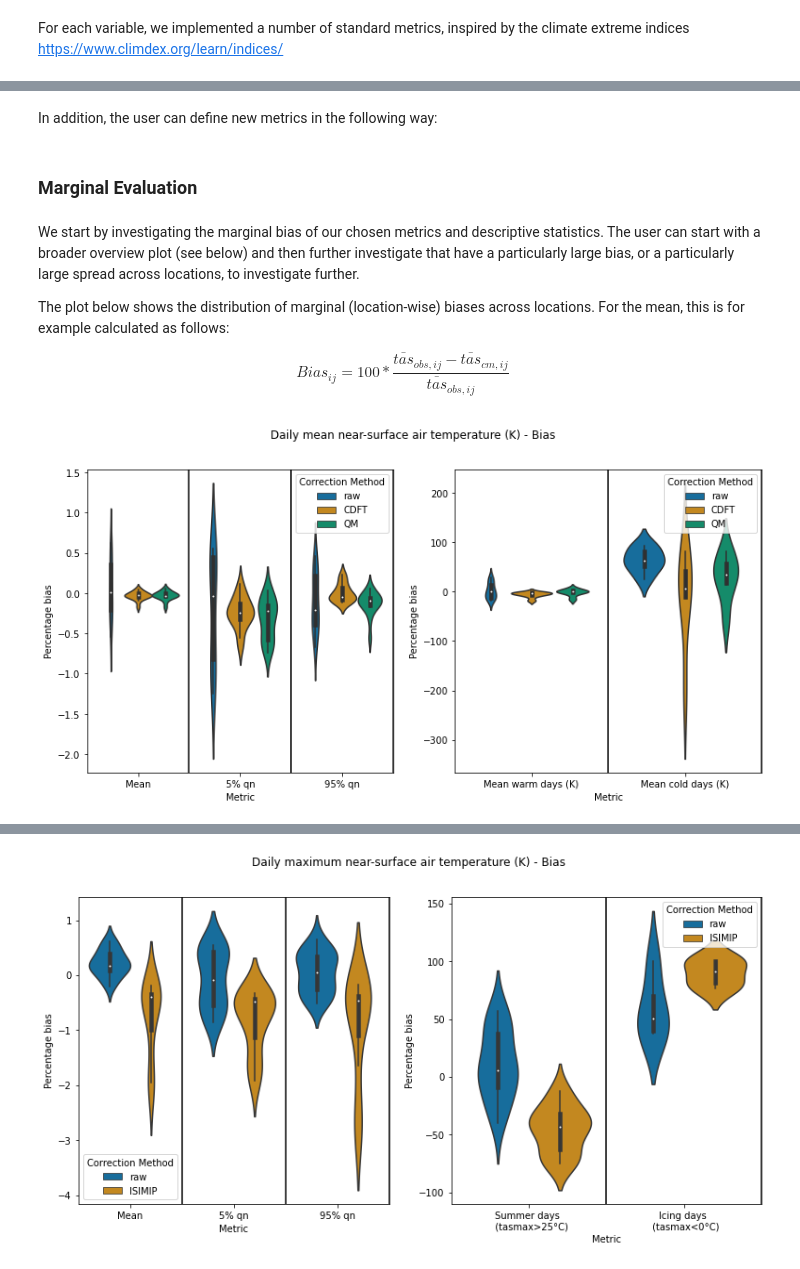
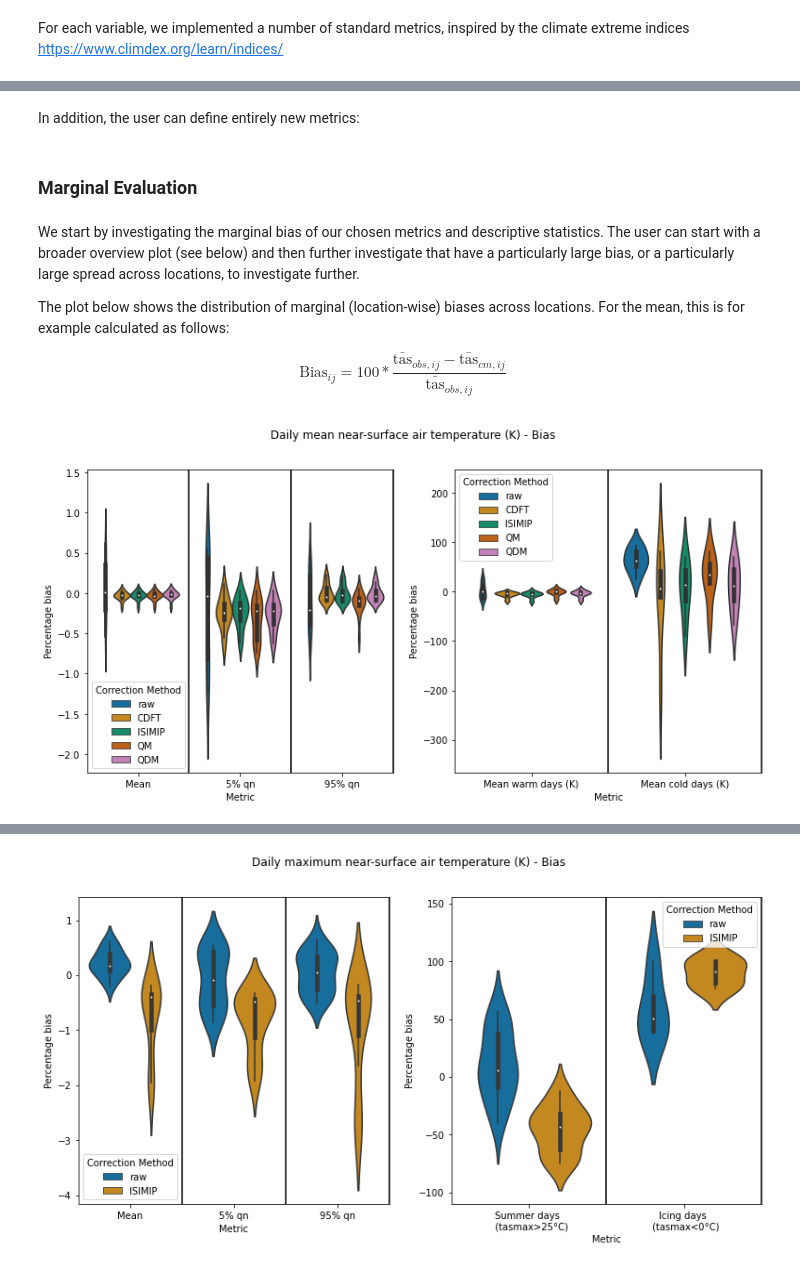
Before and after one commit to ecmwf-projects/ibicus, a Jupyter notebook: notebooks/evaluation_notebook_v5.ipynb, the cells around one changed output, grey strips where cells are left out. Saved outputs shown, nothing was run; the diff lists cells and outputs as text; code cells hidden in the pictures.

```diff
--- a/notebooks/evaluation_notebook_v5.ipynb
+++ b/notebooks/evaluation_notebook_v5.ipynb
@@ -186,5 +186,5 @@ pr_fut_debiased_CDFT = pr_debiaser_CDFT.apply(pr_obs, pr_cm_hist, pr_cm_future,
 **Quantile Delta Mapping**
 # %%
 tas_debiaser_QDM = QuantileDeltaMapping.from_variable(variable = "tas")
-tas_val_debiased_QDM = tas_debiaser_QDM.apply(tas_obs, tas_cm_hist, tas_cm_validate, time_obs = tas_time_obs, time_cm_hist = tas_time_cm_hist, time_cm_future = tas_time_cm_validate, verbosity='INFO')
-tas_fut_debiased_QDM = tas_debiaser_QDM.apply(tas_obs, tas_cm_hist, tas_cm_future, time_obs = tas_time_obs, time_cm_hist = tas_time_cm_hist, time_cm_future = tas_time_cm_future, verbosity='INFO')
+tas_val_debiased_QDM = tas_debiaser_QDM.apply(tas_obs, tas_cm_hist, tas_cm_validate, time_obs = tas_time_obs, time_cm_hist = tas_time_cm_hist, time_cm_future = tas_time_cm_validate, verbosity='ERRORS_ONLY', parallel=True)
+tas_fut_debiased_QDM = tas_debiaser_QDM.apply(tas_obs, tas_cm_hist, tas_cm_future, time_obs = tas_time_obs, time_cm_hist = tas_time_cm_hist, time_cm_future = tas_time_cm_future, verbosity='ERRORS_ONLY', parallel=True)
@@ -207,0 +197,8 @@ pr_fut_debiased_QM = pr_debiaser_QM.apply(pr_obs, pr_cm_hist, pr_cm_future, verb
+# %%
+tas_debiaser_QM = QuantileMapping.from_variable(variable = "tas")
+tas_val_debiased_QM = tas_debiaser_QM.apply(tas_obs, tas_cm_hist, tas_cm_validate, verbosity='INFO')
+tas_fut_debiased_QM = tas_debiaser_QM.apply(tas_obs, tas_cm_hist, tas_cm_future, verbosity='INFO')
+
+pr_debiaser_QM = QuantileMapping.from_variable(variable = "pr")
+pr_val_debiased_QM = pr_debiaser_QM.apply(pr_obs, pr_cm_hist, pr_cm_validate, verbosity='INFO')
+pr_fut_debiased_QM = pr_debiaser_QM.apply(pr_obs, pr_cm_hist, pr_cm_future, verbosity='INFO')
@@ -238,5 +245,5 @@ tasmax_metrics = [summer_days, icing_days]
 # %% [markdown]
-In addition, the user can define new metrics in the following way:
+In addition, the user can define entirely new metrics:
 # %%
 R95p = AccumulativeThresholdMetric(name = '95th percentile \n precipitation', variable = 'pr',
                threshold_value = np.quantile(np.ndarray.flatten(pr_obs), 0.95), threshold_type = 'higher')
@@ -250,16 +257,17 @@ We start by investigating the marginal bias of our chosen metrics and descriptiv
 
 The plot below shows the distribution of marginal (location-wise) biases across locations. For the mean, this is for example calculated as follows:
 
-$$ Bias_{ij} = 100 * \frac{\bar{tas}_{obs, ij} - \bar{tas}_{cm, ij}}{\bar{tas}_{obs, ij}} $$
+$$ \text{Bias}_{ij} = 100 * \frac{\bar{\text{tas}}_{obs, ij} - \bar{\text{tas}}_{cm, ij}}{\bar{\text{tas}}_{obs, ij}} $$
 # %%
 tas_marginal_bias_data = marginal.calculate_marginal_bias(metrics = tas_metrics,
-                                                 obs_data = tas_obs_validate,
-                                                 raw = tas_cm_validate,
-                                                 CDFT = tas_val_debiased_CDFT,
-                                                 #ISIMIP = tas_val_debiased_ISIMIP,
-                                                 QM = tas_val_debiased_QM)
+                                                          remove_outliers = False,
+                                                          obs_data = tas_obs_validate,
+                                                          raw = tas_cm_validate,
+                                                          CDFT = tas_val_debiased_CDFT,
+                                                          ISIMIP = tas_val_debiased_ISIMIP,
+                                                          QM = tas_val_debiased_QM, QDM = tas_val_debiased_QDM)
 
 tas_marginal_bias_plot = marginal.plot_marginal_bias(variable = 'tas', bias_df = tas_marginal_bias_data)
 plt.show()
 # %% [output]
-[figure, old version]
+[figure, new version]
```
Also changed, not shown: parts of 63 cells of this notebook, 3 other files.
